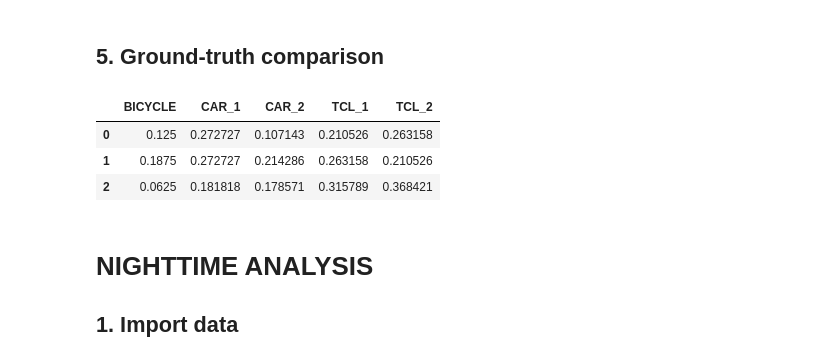
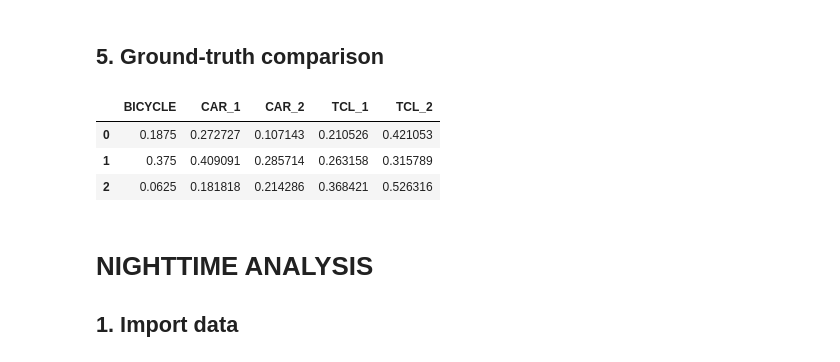
Before and after one commit to eakopyan/Popular-paths, a Jupyter notebook: HOProcess_v2/graph_analysis_day-night.ipynb, the cells around one changed output. Saved outputs shown, nothing was run; the diff lists cells and outputs as text; code cells hidden in the pictures.

Commit message:
Interpolated paths

```diff
--- a/HOProcess_v2/graph_analysis_day-night.ipynb
+++ b/HOProcess_v2/graph_analysis_day-night.ipynb
@@ -258,7 +255,7 @@ def add_voronoi_path(map, enb_data, cells_data, name='Cells path', color='green'
                     ))
     map.add_child(fg)
 # %%
-def find_closest_enb(path, enb_df):
+def find_closest_enb(path, enb_df, remove_duplicates=True):
     enb_path = []
     enb_list, enb_coords = enb_df.LocInfo.tolist(), list(zip(enb_df.LON.tolist(), enb_df.LAT.tolist()))
     enb_dict = dict(zip(enb_list, enb_coords))
@@ -267,11 +264,30 @@ def find_closest_enb(path, enb_df):
         distances = {enb: dist(point, enb_dict[enb]) for enb in enb_list}
         closest_enb = min(distances, key=distances.get)
         enb_path.append(closest_enb)
-    return list(dict.fromkeys(enb_path)) # remove duplicates while preserving order
+    if remove_duplicates:
+        return list(dict.fromkeys(enb_path)) # remove duplicates while preserving order
+    return enb_path
 
 
 def path_score(path_ref, path_ho):
     return len(set(path_ref).intersection(path_ho)) / len(path_ref)
+# %%
+def smooth_path(path, enb_data, interp_coef=3):
+    path_df = pd.DataFrame(index=np.arange(0, interp_coef*(len(path)-1), 1), columns=['LocInfo','LAT','LON'])
+    path_df = path_df.astype({'LAT':np.float64, 'LON':np.float64})
+    for i in range(0, len(path)):
+        row = enb_data.loc[enb_data['LocInfo']==path[i]]
+        path_df.loc[i*interp_coef, 'LocInfo'] = row['LocInfo'].iloc[0]
+        path_df.loc[i*interp_coef, 'LAT'] = row['LAT'].iloc[0]
+        path_df.loc[i*interp_coef, 'LON'] = row['LON'].iloc[0]
+    # Interpolate coordinates
+    path_df['LAT'] = path_df['LAT'].interpolate()
+    path_df['LON'] = path_df['LON'].interpolate()
+    # Interpolate LocInfos
+    enb_list = find_closest_enb(path_df[['LAT','LON']], enb_data, remove_duplicates=False)
+    path_df['LocInfo'] = pd.Series(enb_list)
+    #path_smooth = path_df.LocInfo.tolist()
+    return path_df.drop_duplicates(subset=['LocInfo']) # remove duplicates while preserving order
 # %% [markdown]
 # GLOBAL VARIABLES
 # %%
@@ -403,6 +419,13 @@ for i in range(NB_PATHS):
     print('Path length:', len(sp), '\tNumber of handovers:', path_ho, '('+str(traffic)+'%)')
 
     G = update_graph(G, sp, method='half')
+
+# Interpolate and smooth
+print('\nInterpolating...')
+smooth_paths = {}
+for i in range(NB_PATHS):
+    smooth_paths[i] = smooth_path(shortest_paths[i], enb_df_day, interp_coef=3)
+    print('New path length:', len(smooth_paths[i]))
 # %% [output]
 Path length: 25         Number of handovers: 3211180 (4.1%)
 Path length: 19         Number of handovers: 2231356 (2.9%)
@@ -431,14 +478,14 @@ Closing lyon_shortest_paths_daytime.html map.
 # %%
 scores = pd.DataFrame(index=range(NB_PATHS), columns=path_ref.keys())
 for label, p_ref in path_ref.items():
     for idx in range(NB_PATHS):
-        scores.loc[idx, label] = path_score(p_ref, shortest_paths[idx])
+        scores.loc[idx, label] = path_score(p_ref, smooth_paths[idx].LocInfo.tolist())
 scores
 # %% [output]
 |  | BICYCLE | CAR_1 | CAR_2 | TCL_1 | TCL_2 |
-| 0 | 0.125 | 0.272727 | 0.107143 | 0.210526 | 0.263158 |
-| 1 | 0.1875 | 0.272727 | 0.214286 | 0.263158 | 0.210526 |
-| 2 | 0.0625 | 0.181818 | 0.178571 | 0.315789 | 0.368421 |
+| 0 | 0.1875 | 0.272727 | 0.107143 | 0.210526 | 0.421053 |
+| 1 | 0.375 | 0.409091 | 0.285714 | 0.263158 | 0.315789 |
+| 2 | 0.0625 | 0.181818 | 0.214286 | 0.368421 | 0.526316 |
 # %% [markdown]
 # NIGHTTIME ANALYSIS
 ## 1. Import data
```
Also changed, not shown: parts of 7 cells of this notebook, 1 other file.
